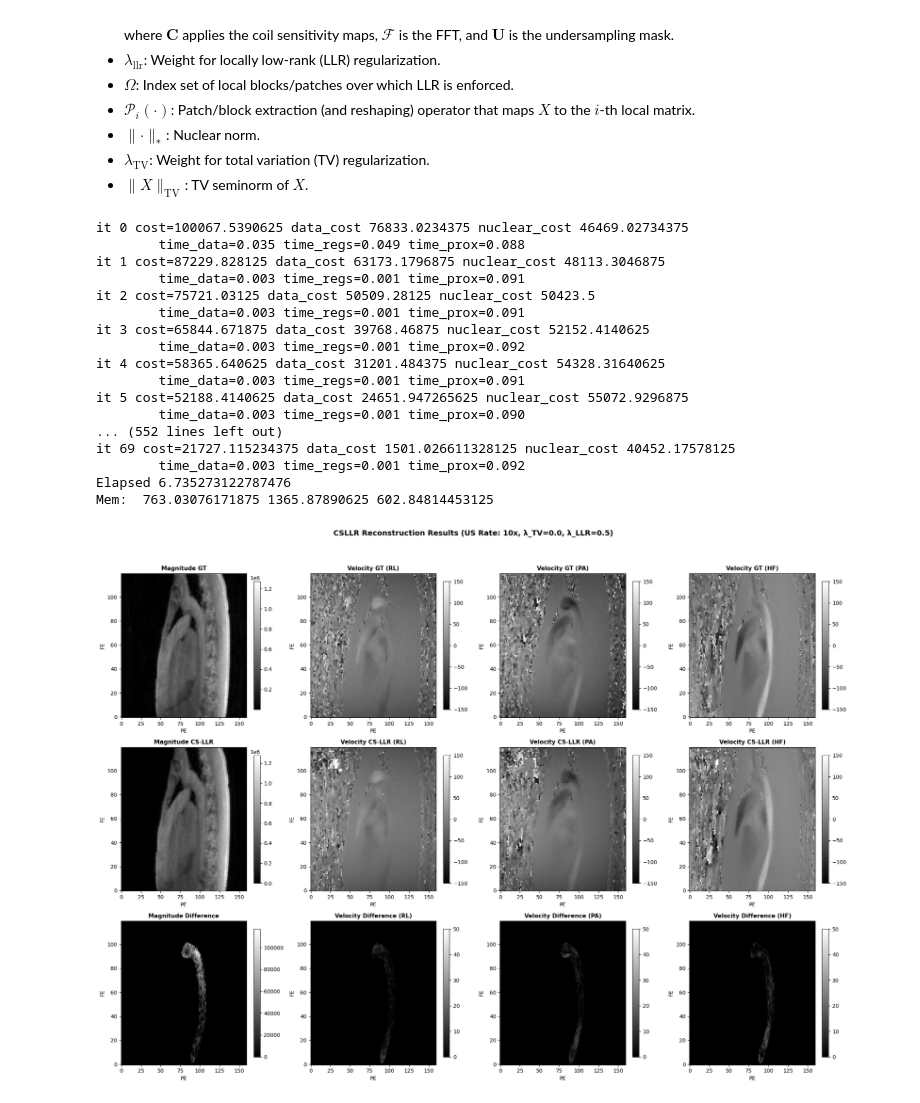
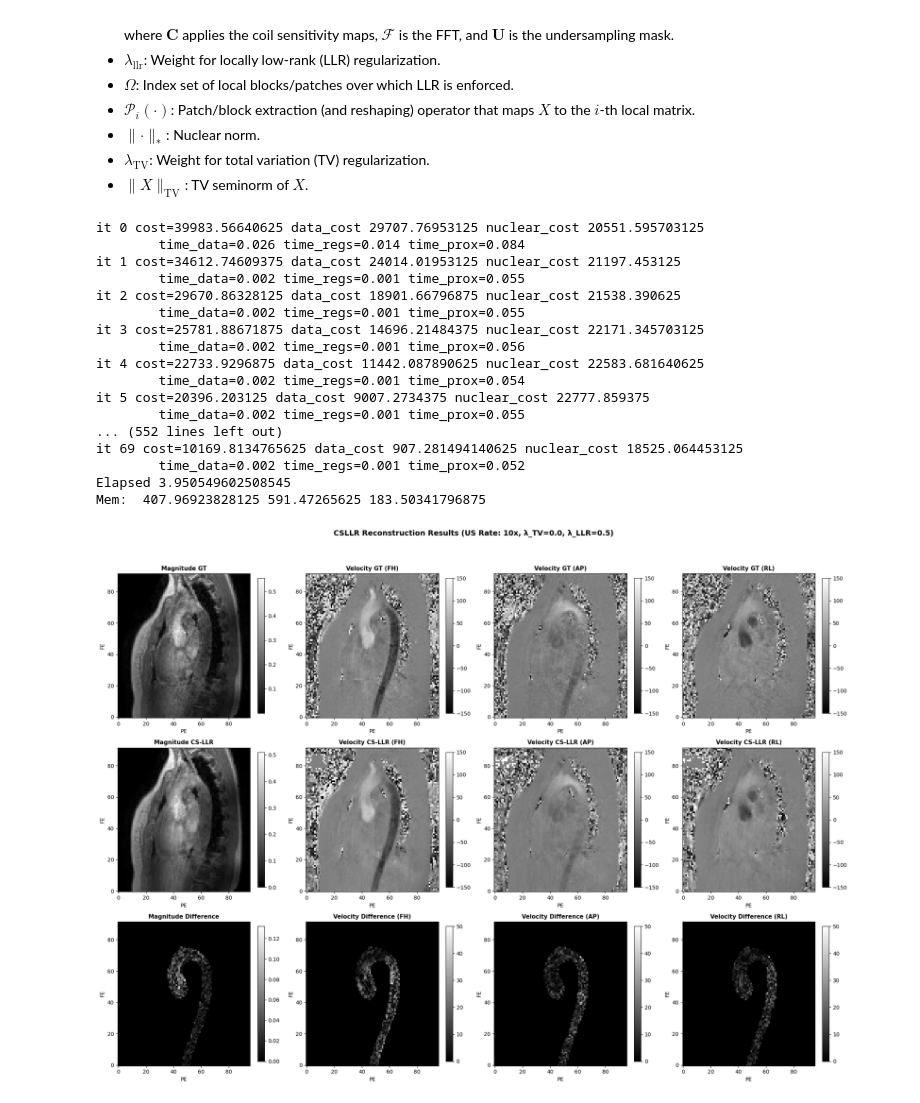
Before and after one commit to CmrxRecon/CMRx4DFlow2026, a Jupyter notebook: CMRx4DFlowReconDemo/ForRecon/2_CompressedSensingDemo.ipynb, the cells around one changed output. Saved outputs shown, nothing was run; the diff lists cells and outputs as text; code cells hidden in the pictures.

```diff
--- a/CMRx4DFlowReconDemo/ForRecon/2_CompressedSensingDemo.ipynb
+++ b/CMRx4DFlowReconDemo/ForRecon/2_CompressedSensingDemo.ipynb
@@ -8,7 +8,7 @@ from einops import rearrange
 import matplotlib.pyplot as plt
 # %%
 # Read one subject/case from a directory containing the corresponding .mat files
-data_dir = '/mnt/nas/nas3/openData/rawdata/4dFlow/ChallengeData/DemoData'
+data_dir = '/mnt/nas/nas3/openData/rawdata/4dFlow/ChallengeData/Demo/TaskR1R2/TrainSet/Aorta/Center012/Philips_30T_Ingenia/P005/'
 
 # `load_mat` takes the .mat file path and variable name (`key`) as input.
 # It returns a lazy HDF5-like handle (h5py-style): data is not loaded into memory
@@ -126,31 +126,31 @@ lamb_llr = 0.5
 img_csllr = CS_LLR(lamb_tv, lamb_llr, ksp, coils, seg=True, dev='cuda:0')
 img_csllr = rearrange(img_csllr, 'nv nt fe pe spe -> nv nt spe pe fe')
 # %% [output]
-it 0 cost=100067.5390625 data_cost 76833.0234375 nuclear_cost 46469.02734375
-        time_data=0.035 time_regs=0.049 time_prox=0.088
-it 1 cost=87229.828125 data_cost 63173.1796875 nuclear_cost 48113.3046875
-        time_data=0.003 time_regs=0.001 time_prox=0.091
-it 2 cost=75721.03125 data_cost 50509.28125 nuclear_cost 50423.5
-        time_data=0.003 time_regs=0.001 time_prox=0.091
-it 3 cost=65844.671875 data_cost 39768.46875 nuclear_cost 52152.4140625
-        time_data=0.003 time_regs=0.001 time_prox=0.092
-it 4 cost=58365.640625 data_cost 31201.484375 nuclear_cost 54328.31640625
-        time_data=0.003 time_regs=0.001 time_prox=0.091
-it 5 cost=52188.4140625 data_cost 24651.947265625 nuclear_cost 55072.9296875
-        time_data=0.003 time_regs=0.001 time_prox=0.090
+it 0 cost=39983.56640625 data_cost 29707.76953125 nuclear_cost 20551.595703125
+        time_data=0.026 time_regs=0.014 time_prox=0.084
+it 1 cost=34612.74609375 data_cost 24014.01953125 nuclear_cost 21197.453125
+        time_data=0.002 time_regs=0.001 time_prox=0.055
+it 2 cost=29670.86328125 data_cost 18901.66796875 nuclear_cost 21538.390625
+        time_data=0.002 time_regs=0.001 time_prox=0.055
+it 3 cost=25781.88671875 data_cost 14696.21484375 nuclear_cost 22171.345703125
+        time_data=0.002 time_regs=0.001 time_prox=0.056
+it 4 cost=22733.9296875 data_cost 11442.087890625 nuclear_cost 22583.681640625
+        time_data=0.002 time_regs=0.001 time_prox=0.054
+it 5 cost=20396.203125 data_cost 9007.2734375 nuclear_cost 22777.859375
+        time_data=0.002 time_regs=0.001 time_prox=0.055
 ... (552 lines left out)
-it 69 cost=21727.115234375 data_cost 1501.026611328125 nuclear_cost 40452.17578125
-        time_data=0.003 time_regs=0.001 time_prox=0.092
-Elapsed 6.735273122787476
-Mem:  763.03076171875 1365.87890625 602.84814453125
+it 69 cost=10169.8134765625 data_cost 907.281494140625 nuclear_cost 18525.064453125
+        time_data=0.002 time_regs=0.001 time_prox=0.052
+Elapsed 3.950549602508545
+Mem:  407.96923828125 591.47265625 183.50341796875
 # %%
 # complex -> (mag, flow)
 mag_gt, flow_gt = complex2magflow(img, venc=np.array(VENC))
 mag_csllr, flow_csllr = complex2magflow(img_csllr, venc=np.array(VENC))
 # %%
 # shapes: (Nv, Nt, SPE, PE, FE)
-showz = 14  # SPE index
-showt = 1   # Nt index
+showz = 8  # SPE index
+showt = 2   # Nt index
 showv = 0   # magnitude uses this v-index when Nv>1
 
 row, col = 3, 4
@@ -211,31 +211,31 @@ for i in range(3):
 # ---------------- Row 3: Difference maps ----------------
 # Magnitude difference, masked
 mag_diff = np.abs(np.abs(mag_csllr) - np.abs(mag_gt))[showv, showt, showz]
 ax = axes[2, 0]
 im = ax.imshow(
     (mag_diff * segmask[showz]).T,
     cmap="gray", origin="lower", aspect="auto"
 )
 ax.set_title("Magnitude Difference", fontsize=11, fontweight="bold")
 ax.set_xlabel("PE")
 ax.set_ylabel("FE")
 fig.colorbar(im, ax=ax, fraction=0.046)
 
 # Velocity difference, masked
 for i in range(3):
     ax = axes[2, i + 1]
     flow_diff = np.abs(flow_csllr - flow_gt)[i, showt, showz] * segmask[showz]
     im = ax.imshow(
         flow_diff.T.astype(np.float32),
         cmap="gray", origin="lower", aspect="auto",
         vmin=0, vmax=VENC[i] / 3
     )
     ax.set_title(f"Velocity Difference ({VOrder[i]})", fontsize=11, fontweight="bold")
     ax.set_xlabel("PE")
     ax.set_ylabel("FE")
     fig.colorbar(im, ax=ax, fraction=0.046)
 
 plt.tight_layout(rect=[0, 0, 1, 0.95])
 plt.show()
 # %% [output]
-[figure, old version]
+[figure, new version]
```
Also changed, not shown: parts of 2 cells of this notebook, 13 other files.
